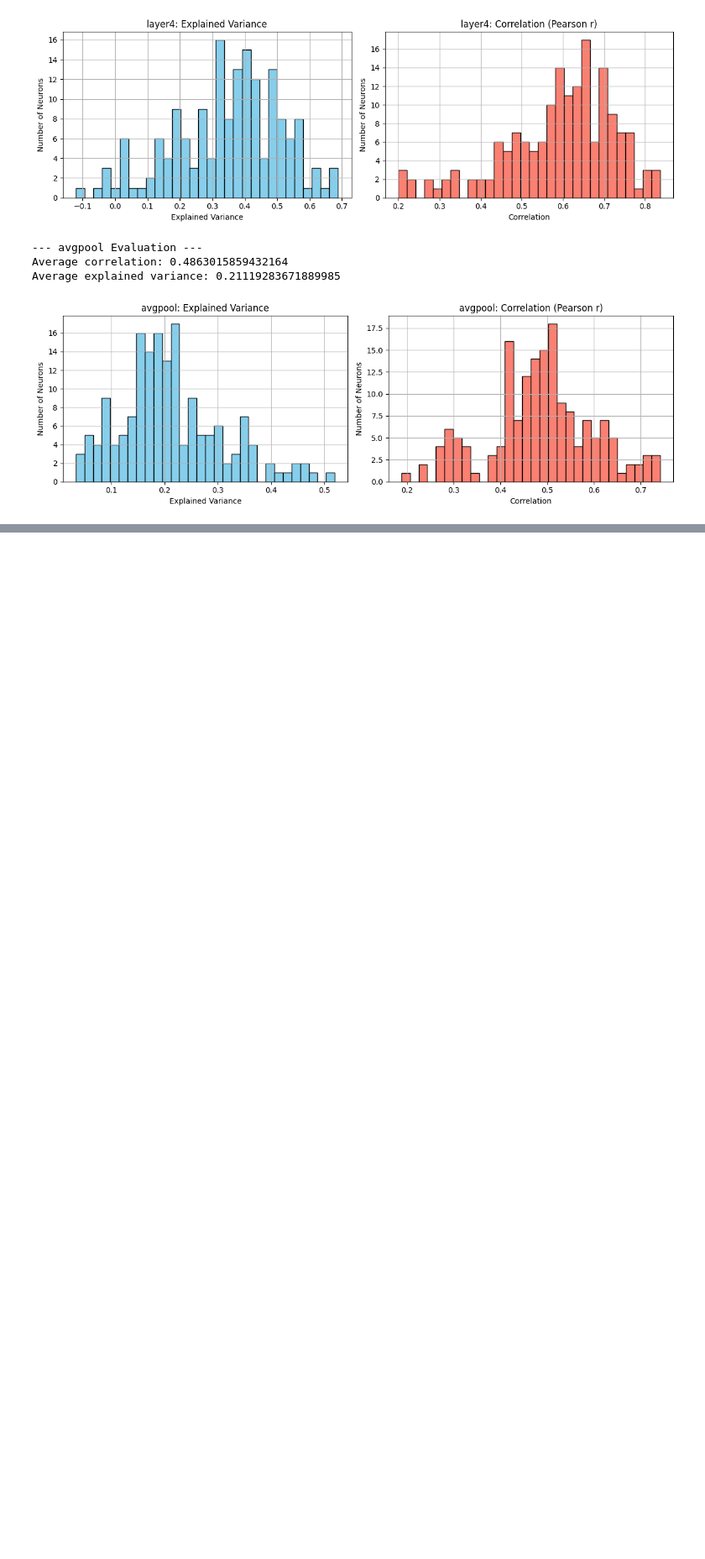
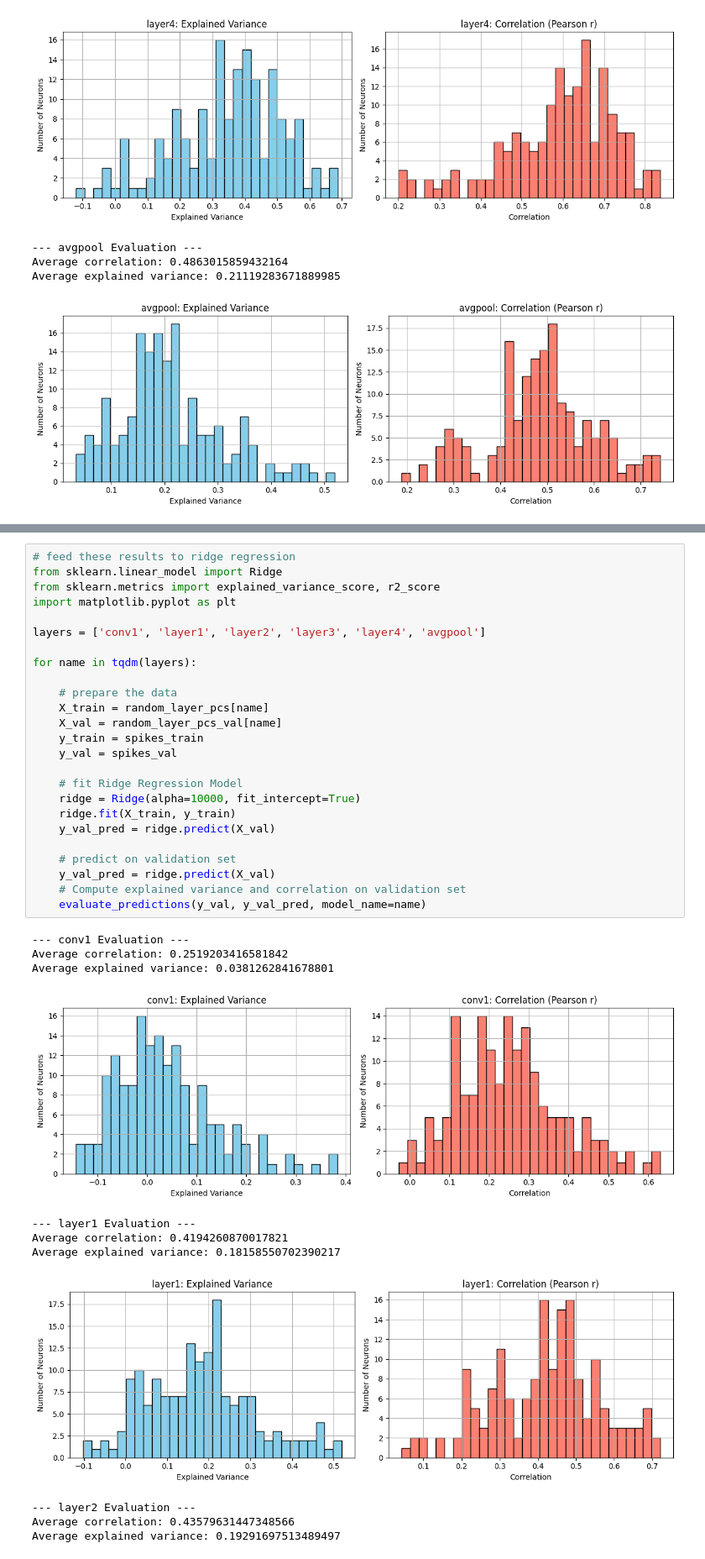
Before and after one commit to Esteban31415/NX-414_fork, a Jupyter notebook: Week 6/week6.ipynb, the cells around one changed output, grey strips where cells are left out. Shown: that part at 84% size. Cells and saved outputs as stored; diff of their text form; blank space fills up the shorter version.

```diff
--- a/Week 6/week6.ipynb
+++ b/Week 6/week6.ipynb
@@ -669,0 +673,37 @@ with open(os.path.join("data", "pretrained_pcs_val.pkl"), "wb") as f:
+# %%
+# feed these results to ridge regression
+from sklearn.linear_model import Ridge
+from sklearn.metrics import explained_variance_score, r2_score
+import matplotlib.pyplot as plt
+
+layers = ['conv1', 'layer1', 'layer2', 'layer3', 'layer4', 'avgpool']
+
+for name in tqdm(layers):
+
+    # prepare the data
+    X_train = random_layer_pcs[name]
+    X_val = random_layer_pcs_val[name]
+    y_train = spikes_train
+    y_val = spikes_val
+
+    # fit Ridge Regression Model
+    ridge = Ridge(alpha=10000, fit_intercept=True)
+    ridge.fit(X_train, y_train)
+    y_val_pred = ridge.predict(X_val)
+
+    # predict on validation set
+    y_val_pred = ridge.predict(X_val)
+    # Compute explained variance and correlation on validation set
+    evaluate_predictions(y_val, y_val_pred, model_name=name)
+# %% [output]
+--- conv1 Evaluation ---
+Average correlation: 0.2519203416581842
+Average explained variance: 0.0381262841678801
+[figure, added]
+--- layer1 Evaluation ---
+Average correlation: 0.4194260870017821
+Average explained variance: 0.18158550702390217
+[figure, added]
+--- layer2 Evaluation ---
+Average correlation: 0.43579631447348566
+Average explained variance: 0.19291697513489497
```
Also changed, not shown: parts of 3 cells of this notebook, 3 other files.
